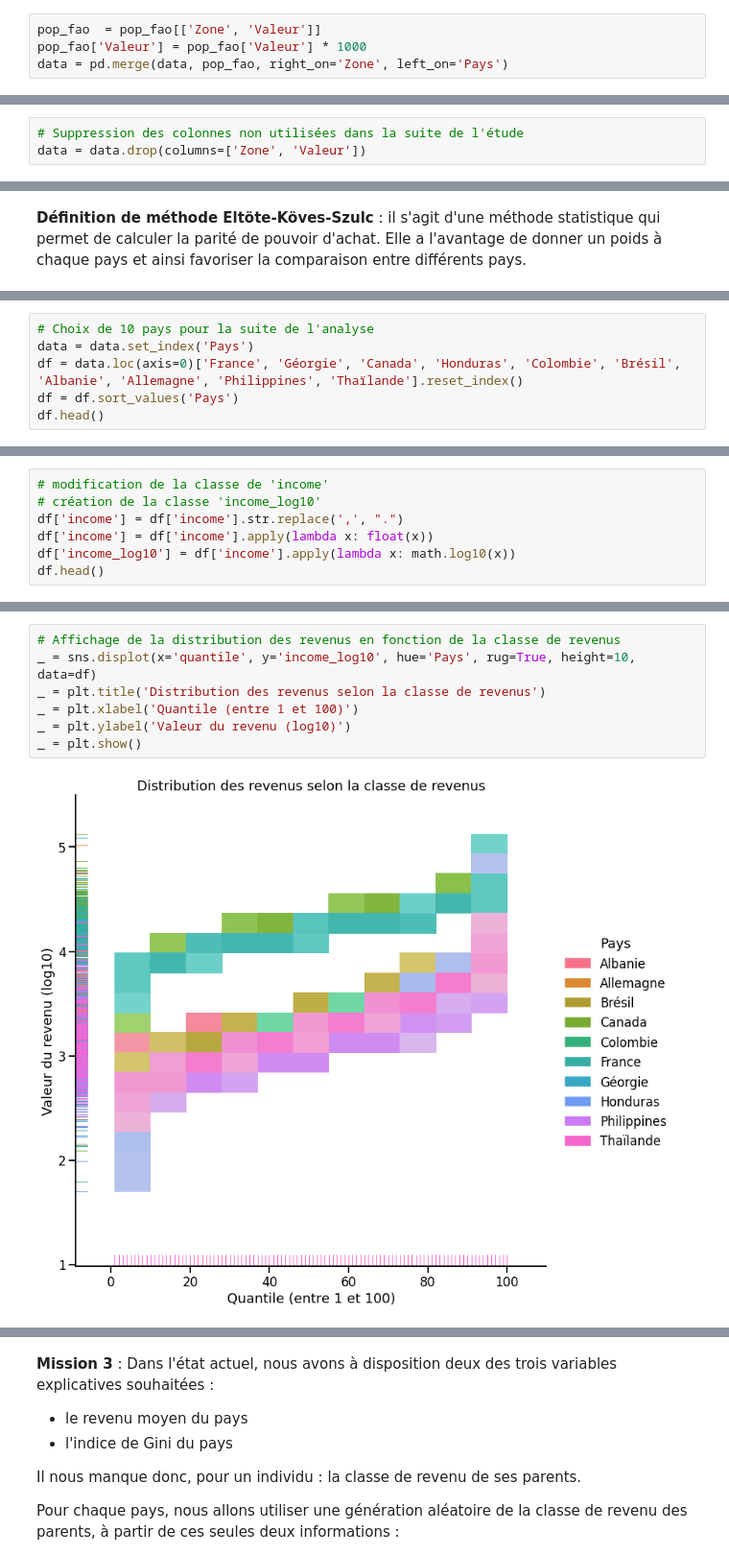
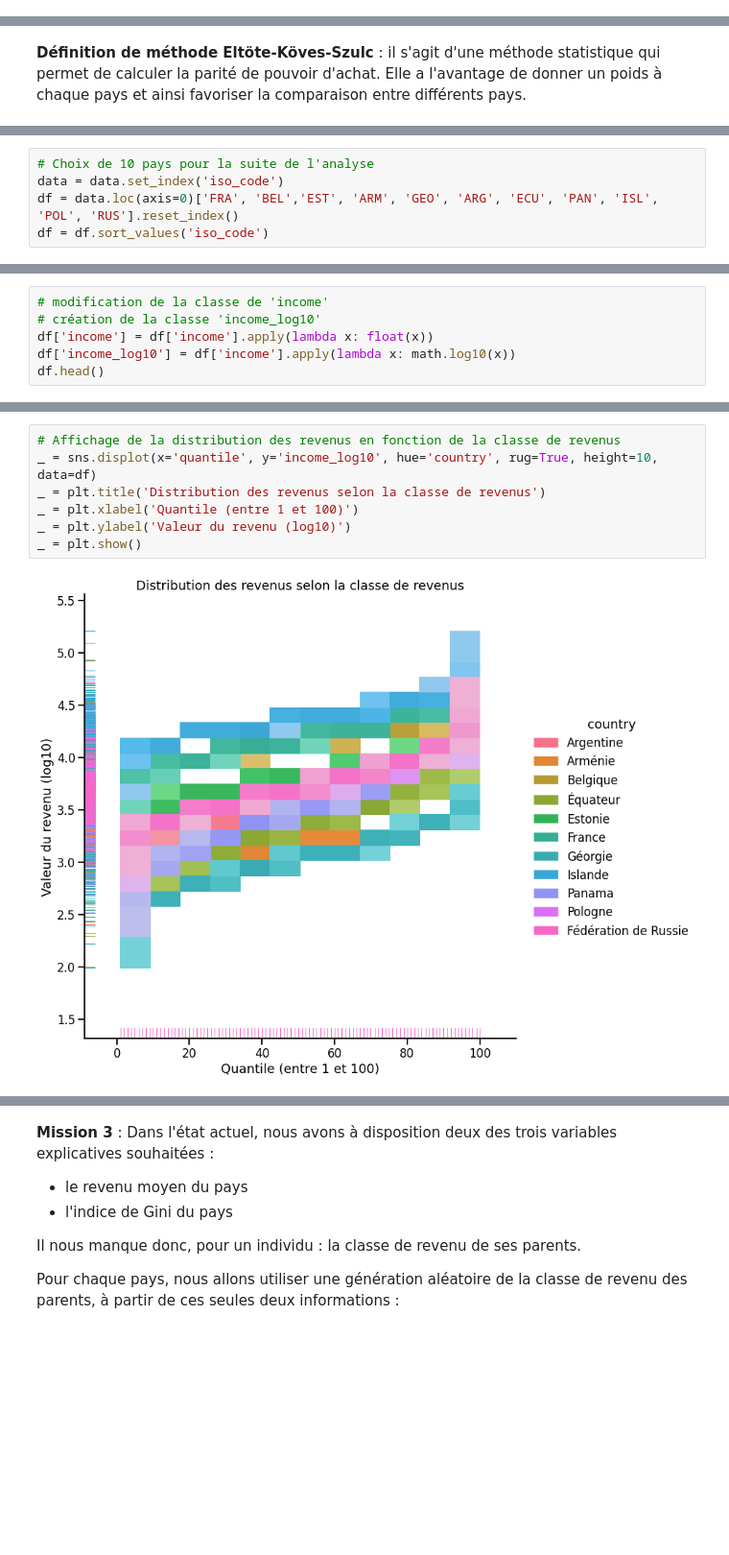
Before and after one commit to Sylvariane/prediction_revenus, a Jupyter notebook: P07_code.ipynb, the cells around one changed output, grey strips where cells are left out. Shown at 96% size. Cells and saved outputs as stored; diff of their text form; blank space fills up the shorter version.

```diff
--- a/P07_code.ipynb
+++ b/P07_code.ipynb
@@ -102,4 +139,0 @@ pop_fao = pd.read_csv('/content/drive/My Drive/Data Analyst - OC/Projets/P7_guil
-# %%
-pop_fao  = pop_fao[['Zone', 'Valeur']]
-pop_fao['Valeur'] = pop_fao['Valeur'] * 1000
-data = pd.merge(data, pop_fao, right_on='Zone', left_on='Pays')
@@ -114,6 +141,3 @@ Population couverte par l'analyse : 84.14%.
 # Suppression des dataframes non utiles à la suite de l'étude
 del pop_fao
 del country_iso
-# %%
-# Suppression des colonnes non utilisées dans la suite de l'étude
-data = data.drop(columns=['Zone', 'Valeur'])
@@ -131,6 +155,5 @@ Pour chaque pays, les revenus sont présentés sous la forme de centiles. On dis
 # %%
 # Choix de 10 pays pour la suite de l'analyse
-data = data.set_index('Pays')
-df = data.loc(axis=0)['France', 'Géorgie', 'Canada', 'Honduras', 'Colombie', 'Brésil', 'Albanie', 'Allemagne', 'Philippines', 'Thaïlande'].reset_index()
-df = df.sort_values('Pays')
-df.head()
+data = data.set_index('iso_code')
+df = data.loc(axis=0)['FRA', 'BEL','EST', 'ARM', 'GEO', 'ARG', 'ECU', 'PAN', 'ISL', 'POL', 'RUS'].reset_index()
+df = df.sort_values('iso_code')
@@ -144,7 +160,6 @@ df.head()
 # %%
 # modification de la classe de 'income'
 # création de la classe 'income_log10'
-df['income'] = df['income'].str.replace(',', ".")
 df['income'] = df['income'].apply(lambda x: float(x))
 df['income_log10'] = df['income'].apply(lambda x: math.log10(x))
 df.head()
@@ -158,9 +173,9 @@ df.head()
 # %%
 # Affichage de la distribution des revenus en fonction de la classe de revenus
-_ = sns.displot(x='quantile', y='income_log10', hue='Pays', rug=True, height=10, data=df)
+_ = sns.displot(x='quantile', y='income_log10', hue='country', rug=True, height=10, data=df)
 _ = plt.title('Distribution des revenus selon la classe de revenus')
 _ = plt.xlabel('Quantile (entre 1 et 100)')
 _ = plt.ylabel('Valeur du revenu (log10)')
 _ = plt.show()
 # %% [output]
-[figure, old version]
+[figure, new version]
```
Also changed, not shown: parts of 52 cells of this notebook.
